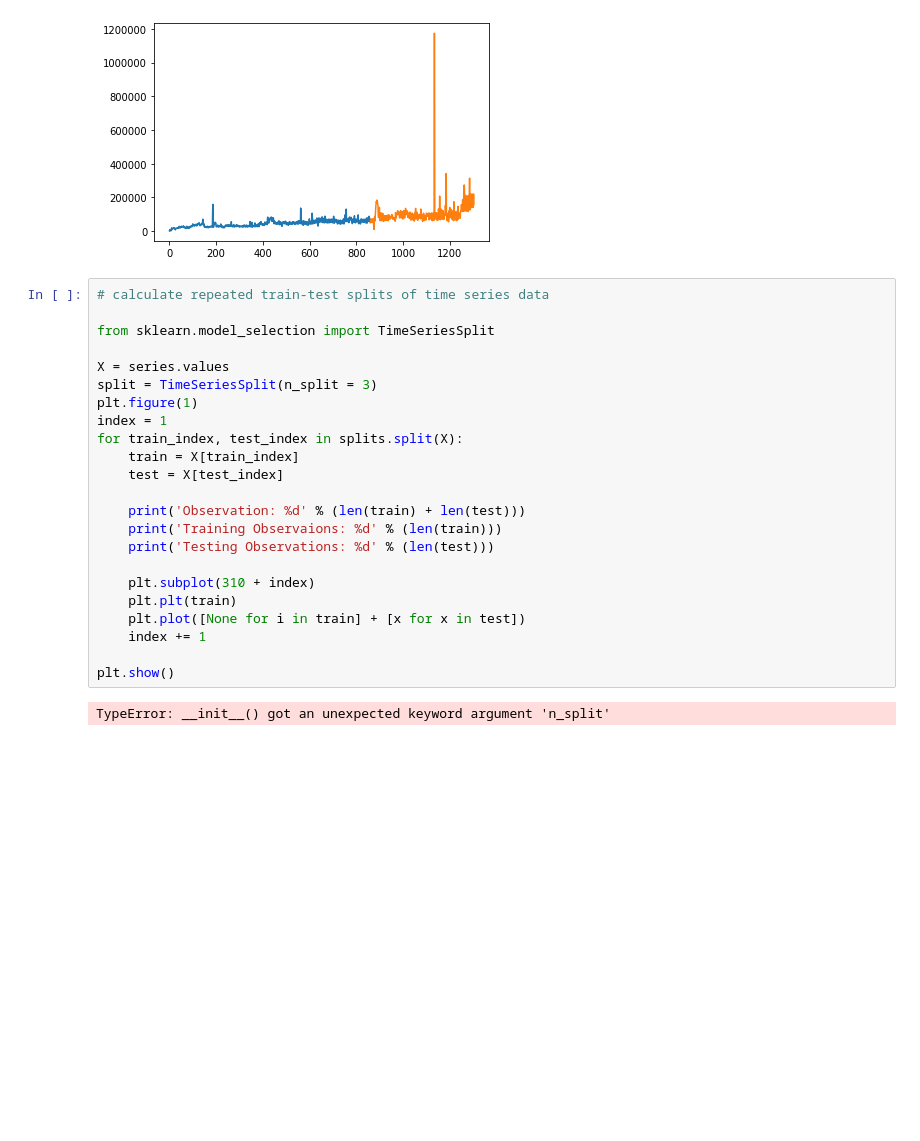
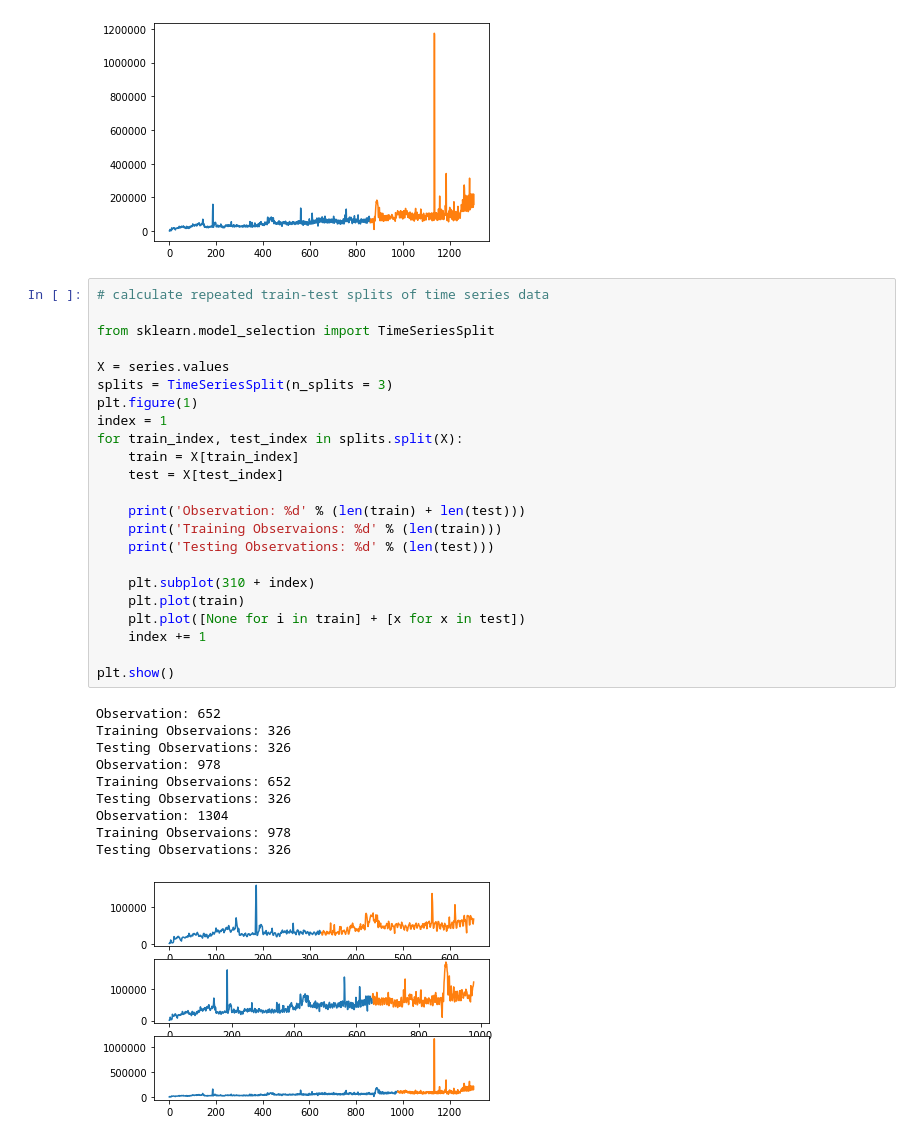
Before and after one commit to ayosamobitade/Time-Series-Analytic-Projects, a Jupyter notebook: forum pageviews/forum pageview.ipynb, the cells around one changed output. Saved outputs shown, nothing was run; the diff lists cells and outputs as text; blank space fills up the shorter version.

Commit message:
time series analysis

```diff
--- a/forum pageviews/forum pageview.ipynb
+++ b/forum pageviews/forum pageview.ipynb
@@ -580,25 +580,34 @@ Testing Observations: 444
 # %%
 # calculate repeated train-test splits of time series data
 
 from sklearn.model_selection import TimeSeriesSplit
 
 X = series.values
-split = TimeSeriesSplit(n_split = 3)
+splits = TimeSeriesSplit(n_splits = 3)
 plt.figure(1)
 index = 1
 for train_index, test_index in splits.split(X):
     train = X[train_index]
     test = X[test_index]
 
     print('Observation: %d' % (len(train) + len(test)))
     print('Training Observaions: %d' % (len(train)))
     print('Testing Observations: %d' % (len(test)))
 
     plt.subplot(310 + index)
-    plt.plt(train)
+    plt.plot(train)
     plt.plot([None for i in train] + [x for x in test])
     index += 1
 
 plt.show()
 # %% [output]
-TypeError: __init__() got an unexpected keyword argument 'n_split'
+Observation: 652
+Training Observaions: 326
+Testing Observations: 326
+Observation: 978
+Training Observaions: 652
+Testing Observations: 326
+Observation: 1304
+Training Observaions: 978
+Testing Observations: 326
+[figure, added]
```
